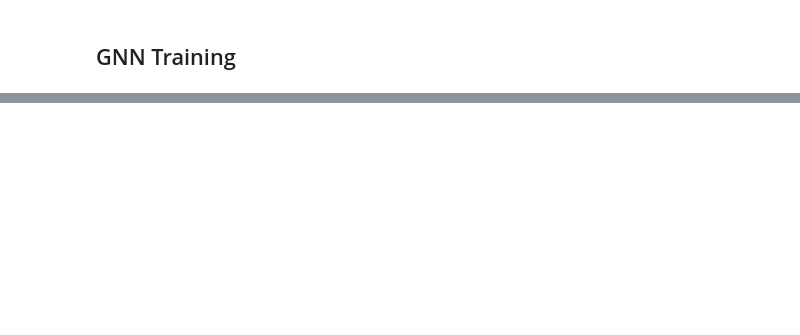
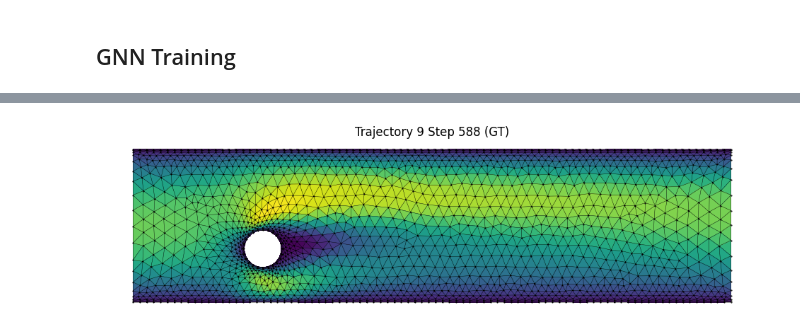
Before and after one commit to TheDataHokage/Scientific_Machine_Learning, a Jupyter notebook: Final_project/data_prep.ipynb, the cells around one changed output, grey strips where cells are left out. Saved outputs shown, nothing was run; the diff lists cells and outputs as text; code cells hidden in the pictures; blank space fills up the shorter version.

```diff
--- a/Final_project/data_prep.ipynb
+++ b/Final_project/data_prep.ipynb
@@ -657,0 +735,41 @@ ValueError: in user code:
+# %%
+with open("rollout_trajectories.pkl", 'rb') as fp:
+    rollout_data = pickle.load(fp)
+
+fig, ax = plt.subplots(1, 1, figsize=(12, 8))
+skip = 10
+num_steps = rollout_data[0]['gt_velocity'].shape[0]
+num_frames = len(rollout_data) * num_steps // skip
+
+# compute bounds for coloring based on ground truth
+bounds = [(traj['gt_velocity'].numpy().min(axis=(0,1)),
+           traj['gt_velocity'].numpy().max(axis=(0,1)))
+          for traj in rollout_data]
+
+def animate_gt(num):
+    step = (num*skip) % num_steps
+    traj = (num*skip) // num_steps
+    traj = min(traj, len(rollout_data)-1)  # safety check
+
+    ax.cla()
+    ax.set_aspect('equal')
+    ax.set_axis_off()
+
+    vmin, vmax = bounds[traj]
+
+    # convert tensors to numpy
+    pos = rollout_data[traj]['mesh_pos'][step].numpy()
+    faces = rollout_data[traj]['faces'][step].numpy()
+    velocity = rollout_data[traj]['gt_velocity'][step].numpy()  # use ground truth
+
+    triang = mtri.Triangulation(pos[:, 0], pos[:, 1], faces)
+    ax.tripcolor(triang, velocity[:, 0], vmin=vmin[0], vmax=vmax[0])
+    ax.triplot(triang, 'ko-', ms=0.5, lw=0.3)
+    ax.set_title('Trajectory %d Step %d (GT)' % (traj, step))
+    return fig,
+
+anim_gt = animation.FuncAnimation(fig, animate_gt, frames=num_frames, interval=100)
+anim_gt.save("rollout_gt.gif", writer="pillow", fps=10)
+plt.show(block=True)
+# %% [output]
+[figure, added]
```
Also changed, not shown: parts of 13 cells of this notebook, 3 other files.
